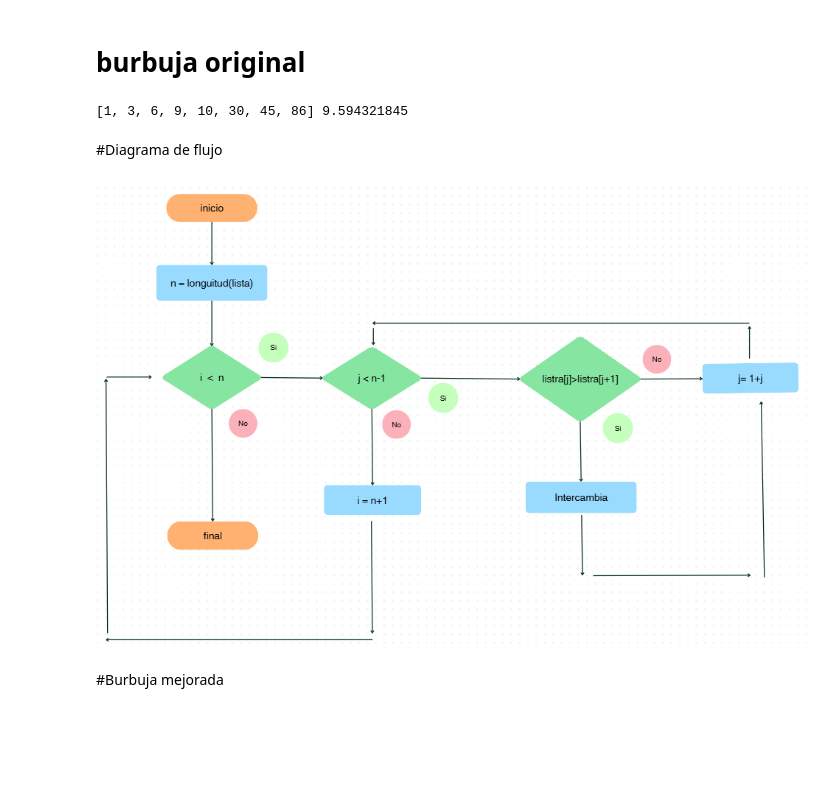
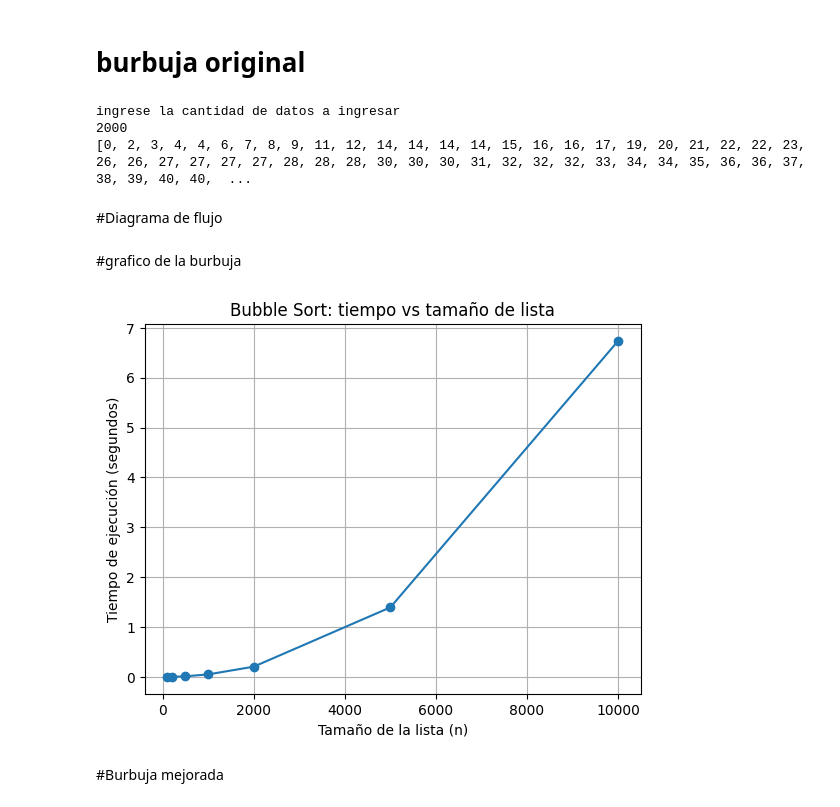
Before and after one commit to dragonhumeante07/pruebas-de-codigos, a Jupyter notebook: burbuja.ipynb, the cells around one changed output. Cells and saved outputs as stored; diff of their text form; code cells hidden in the pictures; blank space fills up the shorter version.

```diff
--- a/burbuja.ipynb
+++ b/burbuja.ipynb
@@ -16,19 +16,63 @@ Desarrollar la versión de burbuja clásica para establecer una línea base de r
 # burbuja original
 # %%
 import time
-lista=[1,45,6,3,86,9,10,30]
-n=len(lista)
-for i in range(0,n):
-  for j in range(0,n-i-1):
+import random
+
+print("ingrese la cantidad de datos a ingresar")
+aleatoreo = int(input())
+
+lista = []
+for _ in range(aleatoreo):
+    lista.append(random.randint(0, aleatoreo))
+
+
+n = len(lista)
+for i in range(n):
+  for j in range(0, n - i - 1):
     if lista[j] > lista[j+1]:
-       lista[j],lista[j+1]=lista[j+1],lista[j]
-print(lista,time.process_time())
+       lista[j], lista[j+1] = lista[j+1], lista[j]
+
+print(lista, time.process_time())
 # %% [output]
-[1, 3, 6, 9, 10, 30, 45, 86] 9.594321845
+ingrese la cantidad de datos a ingresar
+2000
+[0, 2, 3, 4, 4, 6, 7, 8, 9, 11, 12, 14, 14, 14, 14, 15, 16, 16, 17, 19, 20, 21, 22, 22, 23, 26, 26, 27, 27, 27, 27, 28, 28, 28, 30, 30, 30, 31, 32, 32, 32, 33, 34, 34, 35, 36, 36, 37, 38, 39, 40, 40,  ...
 # %% [markdown]
 #Diagrama de flujo
-# %% [markdown]
-![Captura de pantalla 2026-04-29 155248.png](embedded-picture-1)
+# %% [markdown]
+#grafico de la burbuja
+# %%
+import time
+import random
+import matplotlib.pyplot as plt
+
+def bubble_sort(lista):
+    n = len(lista)
+    for i in range(n):
+        for j in range(0, n - i - 1):
+            if lista[j] > lista[j+1]:
+                lista[j], lista[j+1] = lista[j+1], lista[j]
+
+# Tamaños de prueba
+tamaños = [100, 200, 500, 1000, 2000,5000,10000]
+tiempos = []
+
+for n in tamaños:
+    lista = [random.randint(0, n) for _ in range(n)]
+    start = time.process_time()
+    bubble_sort(lista)
+    end = time.process_time()
+    tiempos.append(end - start)
+
+# Graficar
+plt.plot(tamaños, tiempos, marker='o')
+plt.xlabel("Tamaño de la lista (n)")
+plt.ylabel("Tiempo de ejecución (segundos)")
+plt.title("Bubble Sort: tiempo vs tamaño de lista")
+plt.grid(True)
+plt.show()
+# %% [output]
+[figure, added]
 # %% [markdown]
 #Burbuja mejorada
 # %% [markdown]
```
Also changed, not shown: parts of 6 cells of this notebook.
